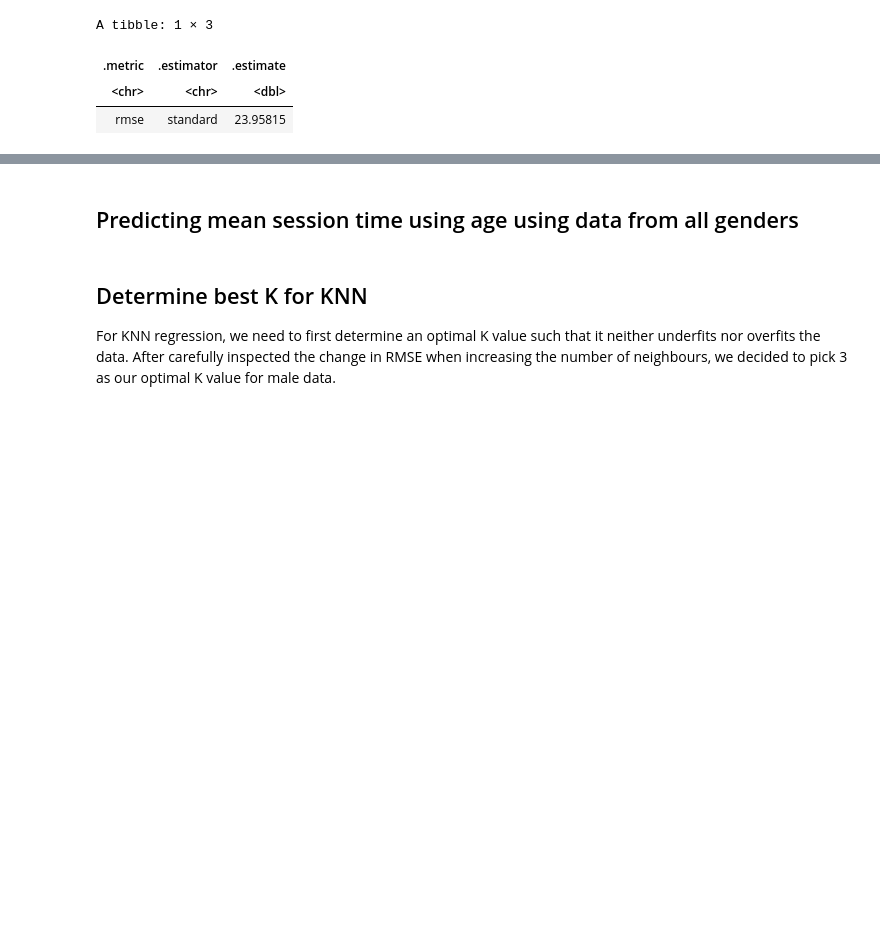
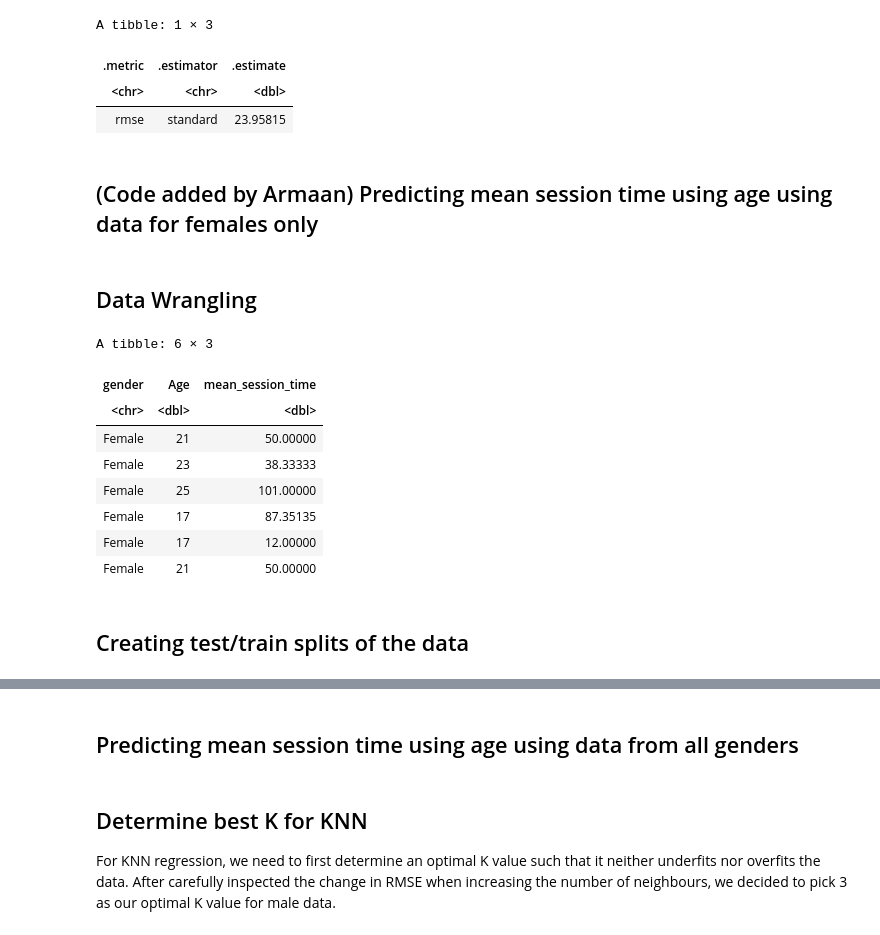
Before and after one commit to ArmaanChahal5511/DataScienceGroupProject, a Jupyter notebook: Final_Report.ipynb, the cells around one changed output, grey strips where cells are left out. Saved outputs shown, nothing was run; the diff lists cells and outputs as text; code cells hidden in the pictures; blank space fills up the shorter version.

```diff
--- a/Final_Report.ipynb
+++ b/Final_Report.ipynb
@@ -315,3 +319,22 @@ A tibble: 1 × 3
 | .metric | .estimator | .estimate |
 | <chr> | <chr> | <dbl> |
 | rmse | standard | 23.95815 |
+# %% [markdown]
+## (Code added by Armaan) Predicting mean session time using age using data for females only
+# %% [markdown]
+## Data Wrangling
+# %%
+female_with_sessions <- all_sessions |> filter(gender == "Female")
+head(female_with_sessions)
+# %% [output]
+A tibble: 6 × 3
+| gender | Age | mean_session_time |
+| <chr> | <dbl> | <dbl> |
+| Female | 21 | 50.00000 |
+| Female | 23 | 38.33333 |
+| Female | 25 | 101.00000 |
+| Female | 17 | 87.35135 |
+| Female | 17 | 12.00000 |
+| Female | 21 | 50.00000 |
+# %% [markdown]
+## Creating test/train splits of the data
```
Also changed, not shown: parts of 9 cells of this notebook.
